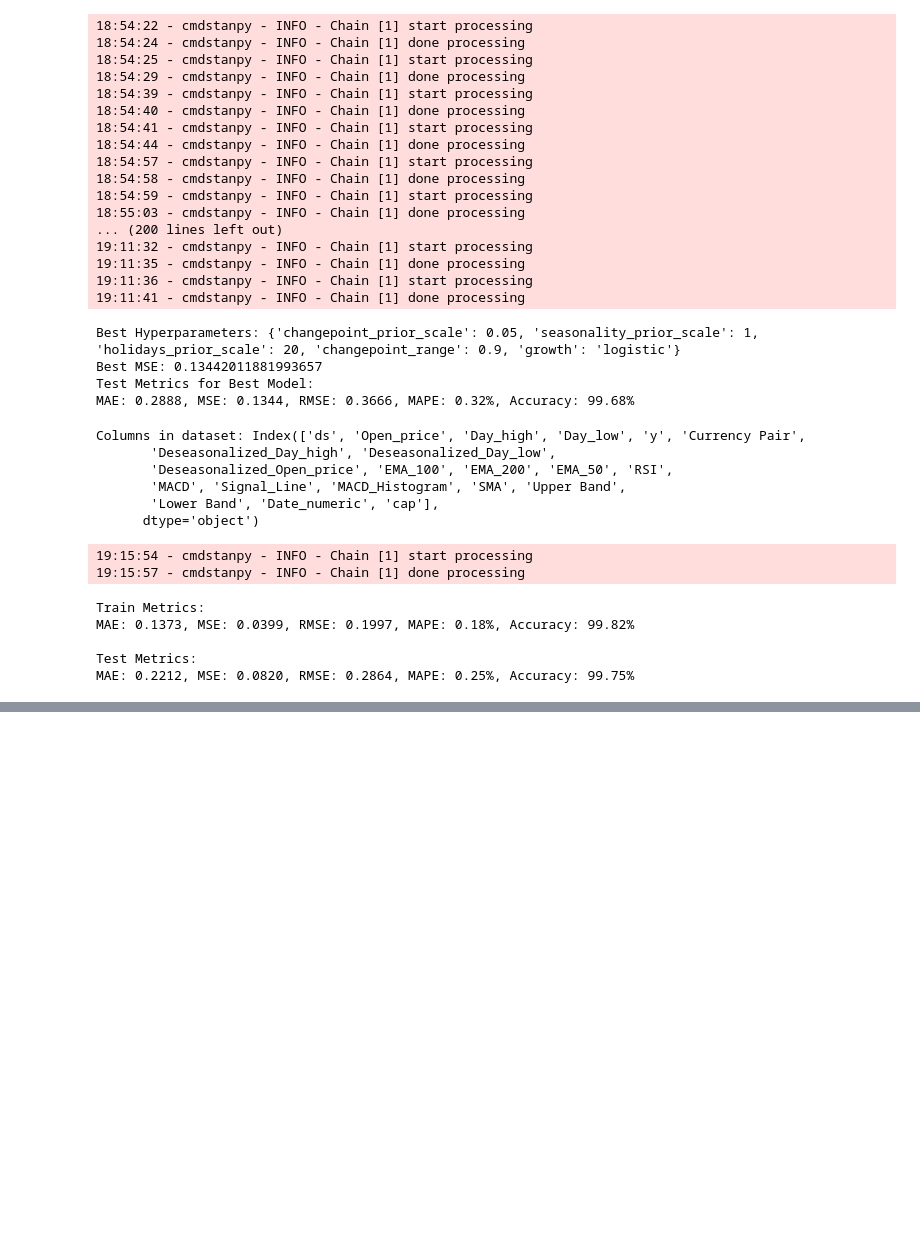
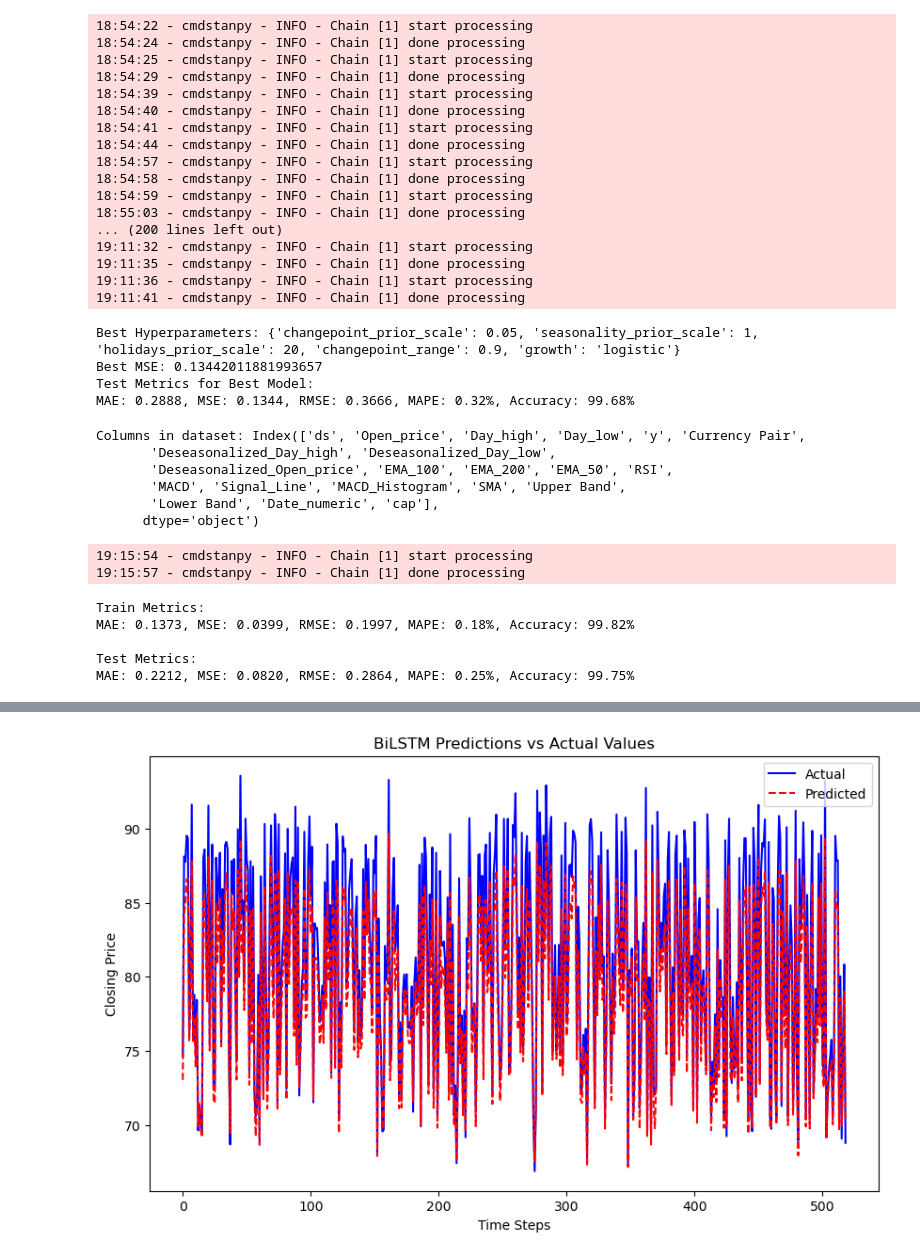
Before and after one commit to shivani309/ForEx, a Jupyter notebook: eurinr.ipynb, the cells around one changed output, grey strips where cells are left out. Cells and saved outputs as stored; diff of their text form; code cells hidden in the pictures; blank space fills up the shorter version.

Commit message:
bi lstm eur inr, gbp inr

```diff
--- a/eurinr.ipynb
+++ b/eurinr.ipynb
@@ -1865,0 +1896,80 @@ MAE: 0.2212, MSE: 0.0820, RMSE: 0.2864, MAPE: 0.25%, Accuracy: 99.75%
+# %%
+import numpy as np
+import pandas as pd
+from sklearn.model_selection import train_test_split
+from sklearn.preprocessing import MinMaxScaler
+from tensorflow.keras.models import Sequential
+from tensorflow.keras.layers import LSTM, Dense, Dropout, Bidirectional
+import matplotlib.pyplot as plt
+
+# Define features (X) and target (y)
+target = 'Closing_price'  # Change to your target column
+features = [col for col in eur_inr.columns if col not in ['Date', target]]
+
+# Separate X and y
+X = eur_inr[features]
+y = eur_inr[target].values
+X = X.select_dtypes('number').values
+
+# Normalize X and y
+scaler_X = MinMaxScaler()
+scaler_y = MinMaxScaler()
+
+X = scaler_X.fit_transform(X)
+y = scaler_y.fit_transform(y.reshape(-1, 1)).flatten()
+
+# Create sequences
+sequence_length = 14
+
+def create_sequences(X, y, sequence_length):
+    X_seq, y_seq = [], []
+    for i in range(len(X) - sequence_length):
+        # Add sequences from X
+        X_seq.append(X[i:i + sequence_length])
+        # Add the corresponding target from y
+        y_seq.append(y[i + sequence_length])
+    return np.array(X_seq), np.array(y_seq)
+
+X_seq, y_seq = create_sequences(X, y, sequence_length)
+
+# Split into train and test sets
+X_train, X_test, y_train, y_test = train_test_split(X_seq, y_seq, test_size=0.2, random_state=42)
+
+# Build Bidirectional LSTM model
+model = Sequential([
+    Bidirectional(LSTM(64, activation='relu', input_shape=(sequence_length, X_train.shape[2]), return_sequences=False)),
+    Dropout(0.2),  # Regularization
+    Dense(32, activation='relu'),
+    Dense(1)  # Output layer for regression
+])
+
+# Compile the model
+model.compile(optimizer='adam', loss='mean_squared_error', metrics=['mae'])
+
+# Train the model
+history = model.fit(X_train, y_train, epochs=20, batch_size=32, validation_data=(X_test, y_test))
+
+# Evaluate the model
+train_loss, train_mae = model.evaluate(X_train, y_train)
+test_loss, test_mae = model.evaluate(X_test, y_test)
+
+print(f"Train Loss: {train_loss:.4f}, Train MAE: {train_mae:.4f}")
+print(f"Test Loss: {test_loss:.4f}, Test MAE: {test_mae:.4f}")
+
+# Make predictions
+y_pred = model.predict(X_test)
+y_pred_rescaled = scaler_y.inverse_transform(y_pred.reshape(-1, 1))
+
+# Rescale actual test data for comparison
+y_test_rescaled = scaler_y.inverse_transform(y_test.reshape(-1, 1))
+
+# Plot predictions vs actual values
+plt.figure(figsize=(10, 6))
+plt.plot(y_test_rescaled, label="Actual", color="blue")
+plt.plot(y_pred_rescaled, label="Predicted", color="red", linestyle="--")
+plt.legend()
+plt.title("BiLSTM Predictions vs Actual Values")
+plt.xlabel("Time Steps")
+plt.ylabel("Closing Price")
+plt.show()
+# %% [output]
@@ -1865,0 +1995 @@ MAE: 0.2212, MSE: 0.0820, RMSE: 0.2864, MAPE: 0.25%, Accuracy: 99.75%
+[figure, added]
```
Also changed, not shown: parts of 5 cells of this notebook, 1 other file.
